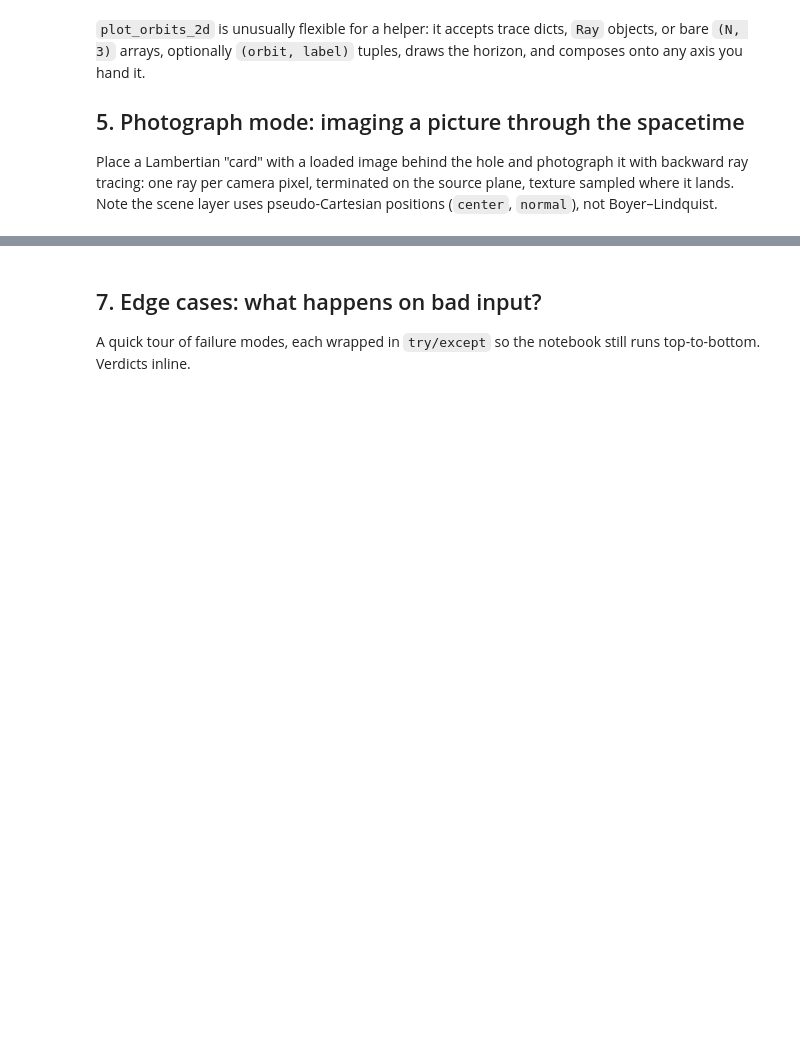
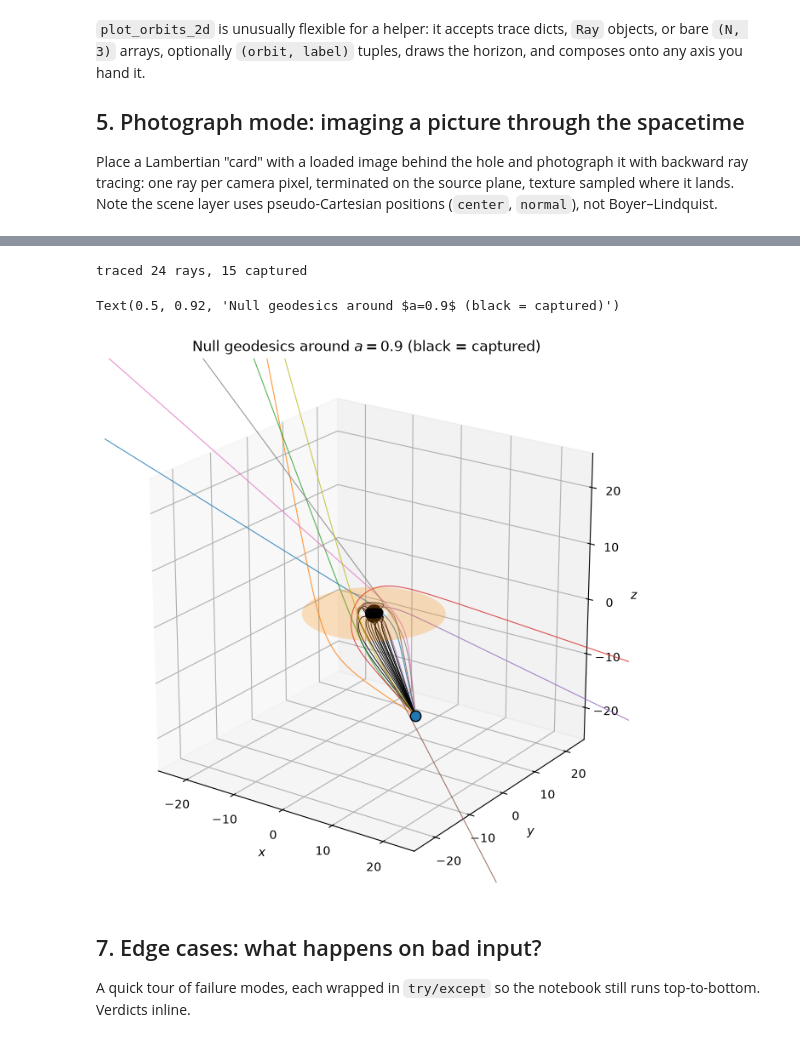
Before and after one commit to blancusjh/GRAVTRACER, a Jupyter notebook: notebooks/grayt_demo.ipynb, the cells around one changed output, grey strips where cells are left out. Drawn from its saved outputs; the diff is of its cells as text; code cells hidden in the pictures; blank space fills up the shorter version.

```diff
--- a/notebooks/grayt_demo.ipynb
+++ b/notebooks/grayt_demo.ipynb
@@ -242,22 +324,26 @@ disk annulus and rays (captured rays black, escaped colored).
 # %%
-ps2 = grayt.PhysicalSystem(black_hole=grayt.BlackHole(a=0.9),
+ps2 = grayt.PhysicalSystem(spacetime=grayt.BlackHole(a=0.9),
                            disk=grayt.ThinDisk(r_out=12.0))
+scene = grayt.System(physical=ps2)
+
 observer = np.array([18.0, -14.0, -9.0])
 rng = np.random.default_rng(7)
 target = -observer/np.linalg.norm(observer)
 for _ in range(24):
-    ps2.trace_ray(observer, target + rng.normal(scale=0.16, size=3),
-                  lambda_max=260.0)
-n_cap = sum(r.status == grayt.STATUS_CAPTURED for r in ps2.rays)
-print(f"traced {len(ps2.rays)} rays, {n_cap} captured")
+    scene.trace_ray(observer, target + rng.normal(scale=0.16, size=3),
+                    lambda_max=260.0)
+n_cap = sum(r.status == grayt.STATUS_CAPTURED for r in scene.rays)
+print(f"traced {len(scene.rays)} rays, {n_cap} captured")
 
-scene = grayt.System(physical=ps2)
 ax3 = scene.visualize3d(show_surfaces=False, elev=22, azim=-55)
 ax3.scatter(*observer, s=80, color="tab:blue", edgecolor="black", zorder=5)
 lim = 26
 ax3.set_xlim(-lim, lim); ax3.set_ylim(-lim, lim); ax3.set_zlim(-lim, lim)
 ax3.set_title("Null geodesics around $a=0.9$ (black = captured)")
-ax3.figure.savefig(OUT / "demo_rays3d.png", dpi=150, bbox_inches="tight")
+# %% [output]
+traced 24 rays, 15 captured
+Text(0.5, 0.92, 'Null geodesics around $a=0.9$ (black = captured)')
+[figure, added]
 # %% [markdown]
 ## 7. Edge cases: what happens on bad input?
 
```
Also changed, not shown: parts of 18 cells of this notebook, 12 other files.
